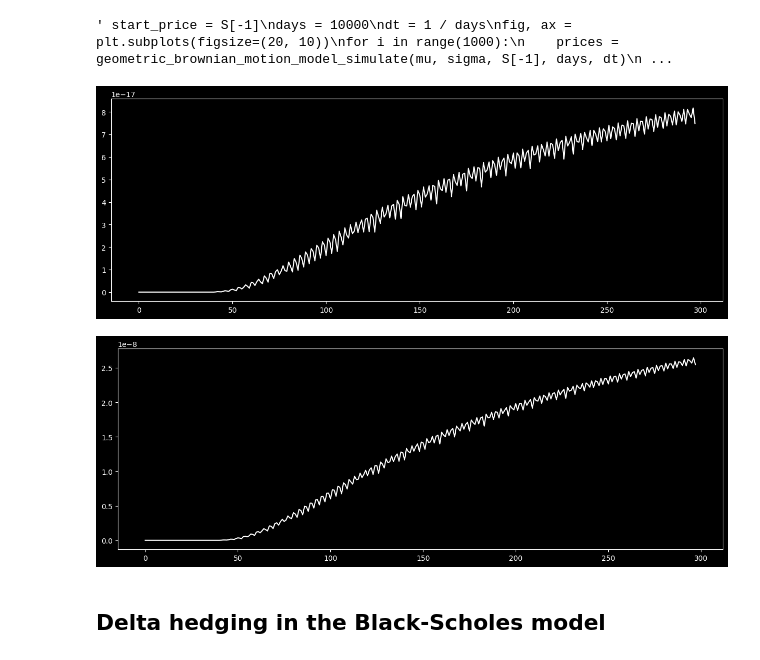
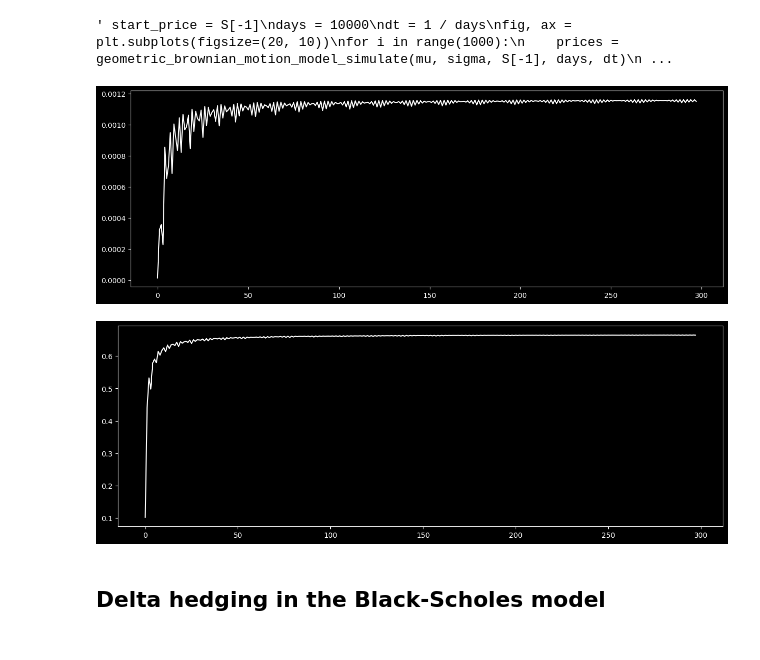
Before and after one commit to syrkis/finfun, a Jupyter notebook: notebook.ipynb, the cells around one changed output. Saved outputs shown, nothing was run; the diff lists cells and outputs as text; code cells hidden in the pictures.

```diff
--- a/notebook.ipynb
+++ b/notebook.ipynb
@@ -110,8 +110,8 @@ plt.plot(prices)
 [figure]
 # %%
 S = portfolio['aapl']
-# R = np.log(S / S.shift(1)).dropna()
-R = S.pct_change().dropna()
+R = np.log(S / S.shift(1)).dropna()
+# R = S.pct_change().dropna()
 mu, sigma = R.mean(), R.std()
 """ start_price = S[-1]
 days = 10000
@@ -128,40 +128,40 @@ def binomial_tree(S_0, r, sigma, n, K, direction = 'call'):
 
     dt = 0.25 / n
     U  = np.exp(sigma * np.sqrt(dt))
     D  = 1 / U
     R  = np.exp(r * dt) - 1
     q  = (np.exp(r * dt) - D) / (U - D)
 
     stock_tree  = np.zeros((n + 1, n + 1))
     intrin_tree = np.zeros((n + 1, n + 1))
     option_tree = np.zeros((n + 1, n + 1))
 
     for i in range(0, n + 1):
         for j in range (0, i + 1):
             stock_tree[j, i]  = S_0 * U ** (i - j) * (D ** j)
             intrin_tree[j, i] = np.maximum(stock_tree[j, i] - K, 0)
 
     for i in range(n, -1, -1):
         for j in range(0, i + 1):
             if i == n:
                 option_tree[j, i] = intrin_tree[j, i]; continue
             if direction == 'call':
                 option_tree[j, i] = 1 / (1 + R) * (option_tree[j, i + 1] * q + option_tree[j + 1, i + 1] * (1 - q))
             if direction == 'put':
                 option_tree[j, i] = 1 / (1 + R) * (option_tree[j, i + 1] * (1 - q) + option_tree[j + 1, i + 1] * q)
 
     option_price = option_tree[0, 0]
     return option_price
 
-option_prices = [binomial_tree(S[-1], r , sigma, n, S[-1] + 5, 'put') for n in range(2, 300)]
+option_prices = [binomial_tree(S[-1], r , sigma, n, S[-1] + 2, 'put') for n in range(2, 300)]
 fig, ax       = plt.subplots(figsize = (15,5)); ax.plot(option_prices, 'w');
 # %% [output]
-[figure, old version]
+[figure, new version]
 # %%
-option_prices = [binomial_tree(S[-1], r , sigma, n, S[-1] + 5, 'call') for n in range(2, 300)]
+option_prices = [binomial_tree(S[-1], r , sigma, n, S[-1] + 2, 'call') for n in range(2, 300)]
 fig, ax       = plt.subplots(figsize = (15,5)); ax.plot(option_prices, 'w');
 # %% [output]
-[figure, old version]
+[figure, new version]
 # %% [markdown]
 ## Delta hedging in the Black-Scholes model
 # %%
```
